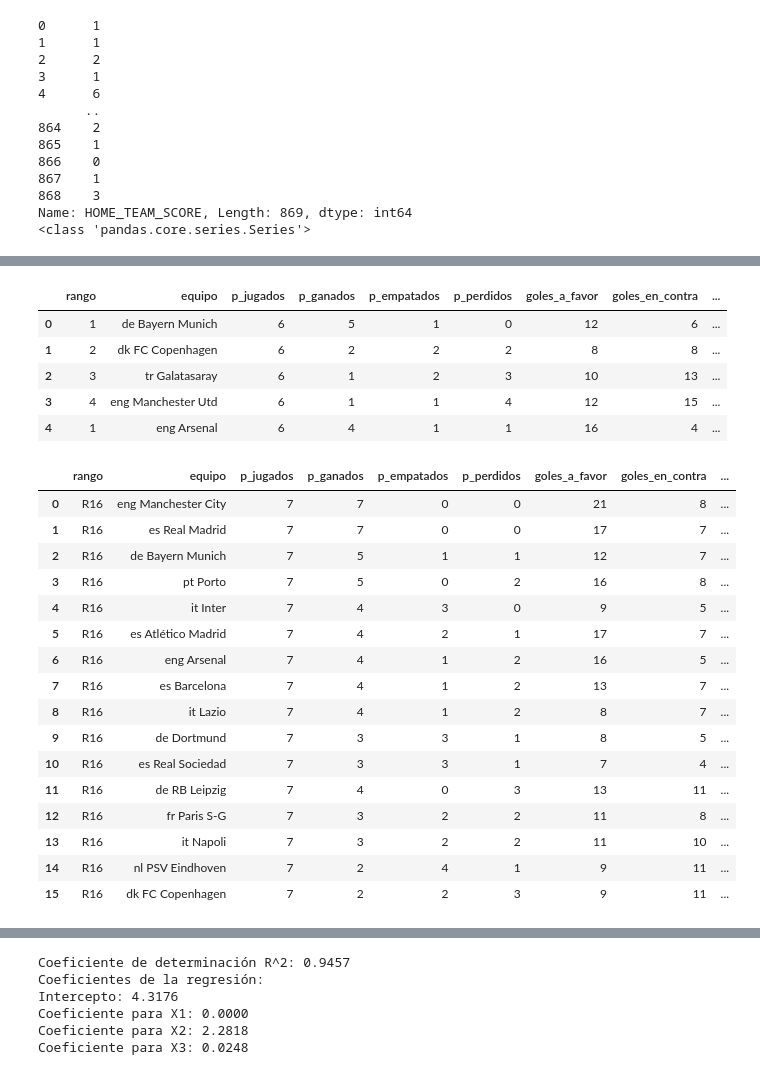
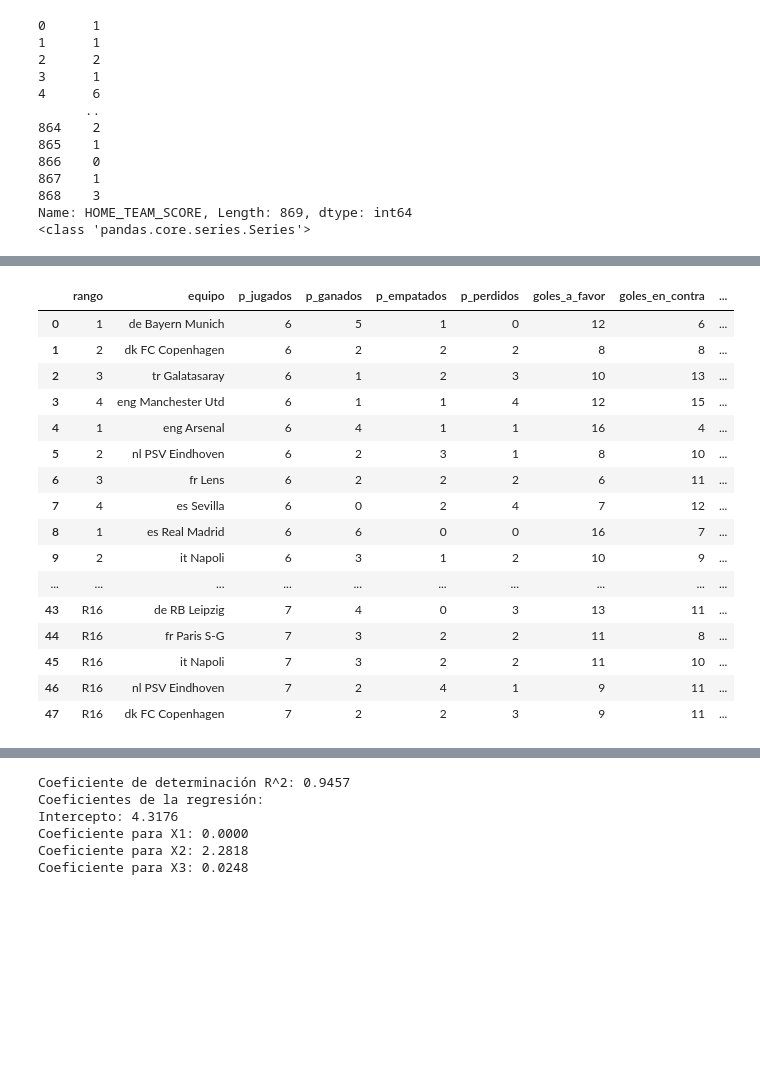
Before and after one commit to ESTHERRODRIGUEZGARCIA/UEFA_Champions_League, a Jupyter notebook: analisis.ipynb, the cells around one changed output, grey strips where cells are left out. Cells and saved outputs as stored; diff of their text form; code cells hidden in the pictures; blank space fills up the shorter version.

```diff
--- a/analisis.ipynb
+++ b/analisis.ipynb
@@ -282,12 +282,23 @@ Manchester City: 1
 Barcelona: 1
 # %%
 df_23_24 = pd.read_csv('CSV/datos_temp23_24.csv')
-df_23_24.head()
+df_23_24
 # %% [output]
 |  | rango | equipo | p_jugados | p_ganados | p_empatados | p_perdidos | goles_a_favor | goles_en_contra | ... |
 | 0 | 1 | de Bayern Munich | 6 | 5 | 1 | 0 | 12 | 6 | ... |
 | 1 | 2 | dk FC Copenhagen | 6 | 2 | 2 | 2 | 8 | 8 | ... |
 | 2 | 3 | tr Galatasaray | 6 | 1 | 2 | 3 | 10 | 13 | ... |
 | 3 | 4 | eng Manchester Utd | 6 | 1 | 1 | 4 | 12 | 15 | ... |
 | 4 | 1 | eng Arsenal | 6 | 4 | 1 | 1 | 16 | 4 | ... |
+| 5 | 2 | nl PSV Eindhoven | 6 | 2 | 3 | 1 | 8 | 10 | ... |
+| 6 | 3 | fr Lens | 6 | 2 | 2 | 2 | 6 | 11 | ... |
+| 7 | 4 | es Sevilla | 6 | 0 | 2 | 4 | 7 | 12 | ... |
+| 8 | 1 | es Real Madrid | 6 | 6 | 0 | 0 | 16 | 7 | ... |
+| 9 | 2 | it Napoli | 6 | 3 | 1 | 2 | 10 | 9 | ... |
+| ... | ... | ... | ... | ... | ... | ... | ... | ... | ... |
+| 43 | R16 | de RB Leipzig | 7 | 4 | 0 | 3 | 13 | 11 | ... |
+| 44 | R16 | fr Paris S-G | 7 | 3 | 2 | 2 | 11 | 8 | ... |
+| 45 | R16 | it Napoli | 7 | 3 | 2 | 2 | 11 | 10 | ... |
+| 46 | R16 | nl PSV Eindhoven | 7 | 2 | 4 | 1 | 9 | 11 | ... |
+| 47 | R16 | dk FC Copenhagen | 7 | 2 | 2 | 3 | 9 | 11 | ... |
 # %%
@@ -299,23 +310 @@ df_r16.to_csv('CSV/octavos_23_24.csv', index=False)
 df_otro.to_csv('CSV/grupos_23_24.csv', index=False)
-# %%
-df_8 = pd.read_csv('CSV/octavos23_24.csv')
-
-df_8
-# %% [output]
-|  | rango | equipo | p_jugados | p_ganados | p_empatados | p_perdidos | goles_a_favor | goles_en_contra | ... |
-| 0 | R16 | eng Manchester City | 7 | 7 | 0 | 0 | 21 | 8 | ... |
-| 1 | R16 | es Real Madrid | 7 | 7 | 0 | 0 | 17 | 7 | ... |
-| 2 | R16 | de Bayern Munich | 7 | 5 | 1 | 1 | 12 | 7 | ... |
-| 3 | R16 | pt Porto | 7 | 5 | 0 | 2 | 16 | 8 | ... |
-| 4 | R16 | it Inter | 7 | 4 | 3 | 0 | 9 | 5 | ... |
-| 5 | R16 | es Atlético Madrid | 7 | 4 | 2 | 1 | 17 | 7 | ... |
-| 6 | R16 | eng Arsenal | 7 | 4 | 1 | 2 | 16 | 5 | ... |
-| 7 | R16 | es Barcelona | 7 | 4 | 1 | 2 | 13 | 7 | ... |
-| 8 | R16 | it Lazio | 7 | 4 | 1 | 2 | 8 | 7 | ... |
-| 9 | R16 | de Dortmund | 7 | 3 | 3 | 1 | 8 | 5 | ... |
-| 10 | R16 | es Real Sociedad | 7 | 3 | 3 | 1 | 7 | 4 | ... |
-| 11 | R16 | de RB Leipzig | 7 | 4 | 0 | 3 | 13 | 11 | ... |
-| 12 | R16 | fr Paris S-G | 7 | 3 | 2 | 2 | 11 | 8 | ... |
-| 13 | R16 | it Napoli | 7 | 3 | 2 | 2 | 11 | 10 | ... |
-| 14 | R16 | nl PSV Eindhoven | 7 | 2 | 4 | 1 | 9 | 11 | ... |
-| 15 | R16 | dk FC Copenhagen | 7 | 2 | 2 | 3 | 9 | 11 | ... |
```
Also changed, not shown: parts of 9 cells of this notebook.
